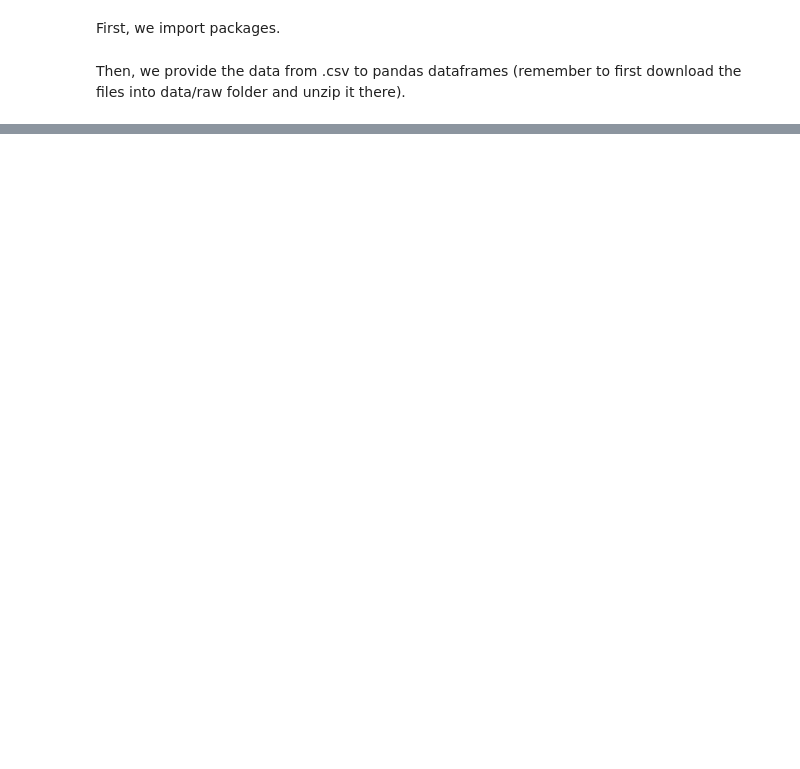
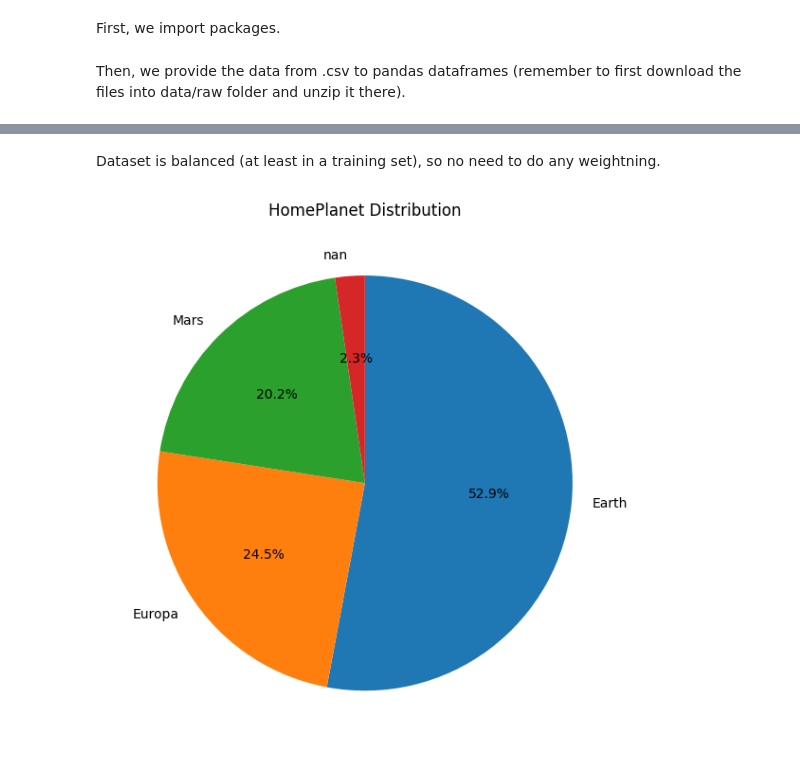
Before and after one commit to emilook86/titanic-moa, a Jupyter notebook: EDA.ipynb, the cells around one changed output, grey strips where cells are left out. Saved outputs shown, nothing was run; the diff lists cells and outputs as text; code cells hidden in the pictures; blank space fills up the shorter version.

```diff
--- a/EDA.ipynb
+++ b/EDA.ipynb
@@ -37,0 +94,12 @@ Things that could be done:
+# %% [markdown]
+Dataset is balanced (at least in a training set), so no need to do any weightning.
+# %%
+homeplanet_counts = df["HomePlanet"].value_counts(dropna=False)
+plt.figure(figsize=(6, 6))
+homeplanet_counts.plot.pie(autopct="%1.1f%%", startangle=90, counterclock=False)
+plt.title("HomePlanet Distribution")
+plt.ylabel("")
+plt.tight_layout()
+plt.show()
+# %% [output]
+[figure, added]
```
Also changed, not shown: parts of 12 cells of this notebook, 3 other files.
